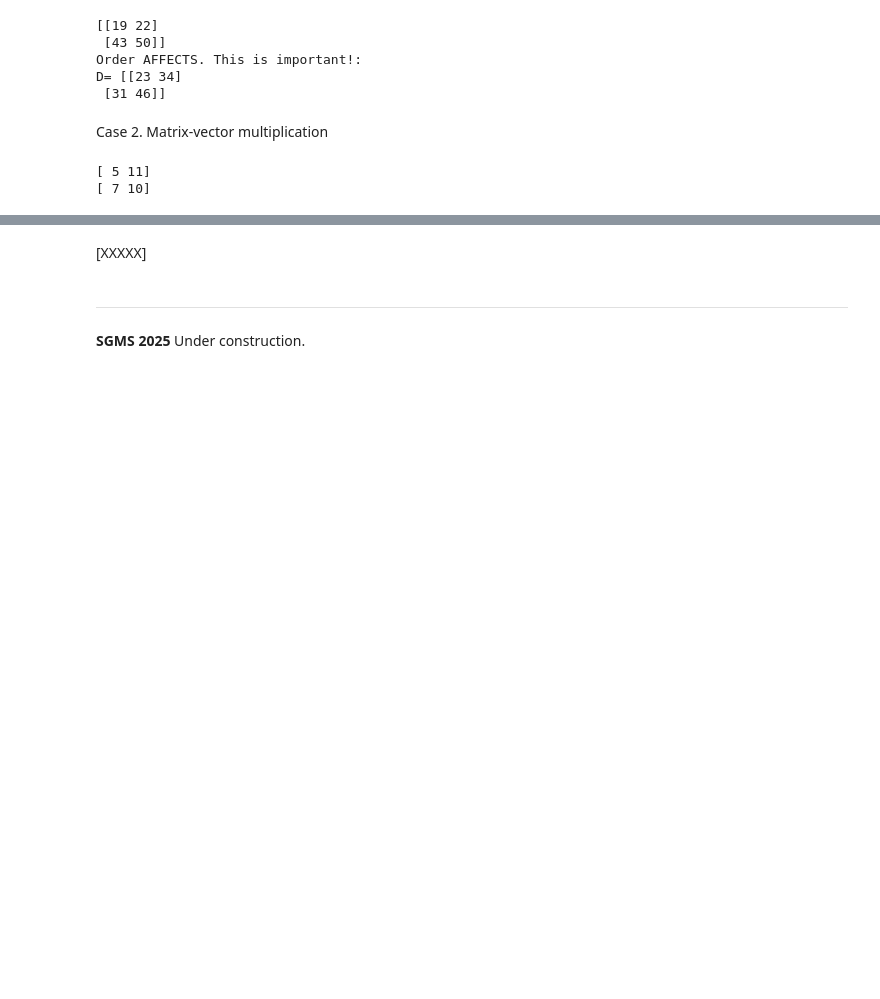
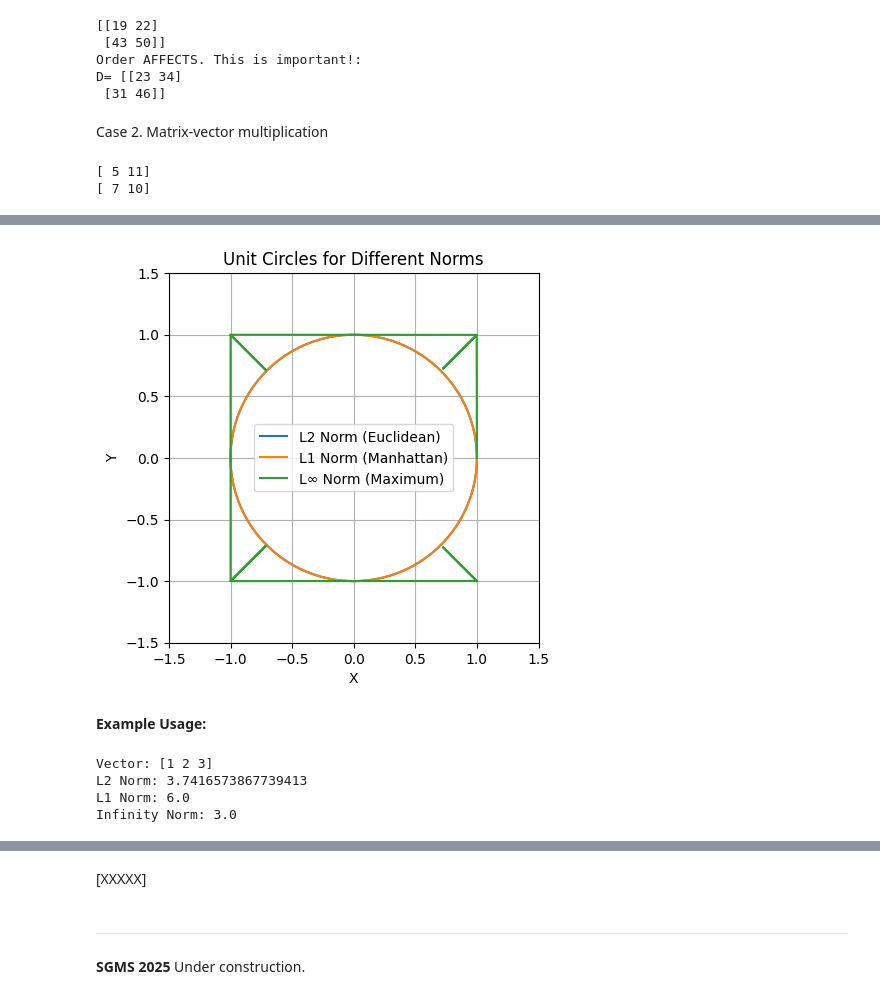
Before and after one commit to GregSom-MSc/Public_Projects, a Jupyter notebook: Mathconcepts.ipynb, the cells around one changed output, grey strips where cells are left out. Drawn from its saved outputs; the diff is of its cells as text; code cells hidden in the pictures; blank space fills up the shorter version.

Commit message:
norms done

```diff
--- a/Mathconcepts.ipynb
+++ b/Mathconcepts.ipynb
@@ -293,0 +451,45 @@ print(w1)
+# %%
+fig, ax = plt.subplots()
+
+# Create points for unit circles
+theta = np.linspace(0, 2*np.pi, 100)
+x_circle = np.cos(theta)
+y_circle = np.sin(theta)
+
+# Plot L2 norm (unit circle)
+ax.plot(x_circle, y_circle, label='L2 Norm (Euclidean)')
+
+# Plot L1 norm (diamond)
+ax.plot(np.sign(x_circle) * np.abs(x_circle)**1, np.sign(y_circle) * np.abs(y_circle)**1, label='L1 Norm (Manhattan)')
+
+# Plot Linf norm (square)
+ax.plot(np.sign(x_circle) * np.max(np.abs(np.array([x_circle, y_circle])), axis=0), np.sign(y_circle) * np.max(np.abs(np.array([x_circle, y_circle])), axis=0), label='L∞ Norm (Maximum)')
+
+ax.set_aspect('equal')  # Ensure circles appear circular
+ax.set_xlim([-1.5, 1.5])
+ax.set_ylim([-1.5, 1.5])
+ax.set_xlabel('X')
+ax.set_ylabel('Y')
+ax.set_title('Unit Circles for Different Norms')
+ax.legend()
+ax.grid(True)
+plt.show()
+# %% [output]
+[figure, added]
+# %% [markdown]
+**Example Usage:**
+# %%
+v = np.array([1, 2, 3])
+l2 = np.linalg.norm(v)
+l1 = np.linalg.norm(v, 1)
+linf = np.linalg.norm(v, np.inf)
+
+print("Vector:", v)
+print("L2 Norm:", l2)
+print("L1 Norm:", l1)
+print("Infinity Norm:", linf)
+# %% [output]
+Vector: [1 2 3]
+L2 Norm: 3.7416573867739413
+L1 Norm: 6.0
+Infinity Norm: 3.0
```
Also changed, not shown: parts of 11 cells of this notebook.
